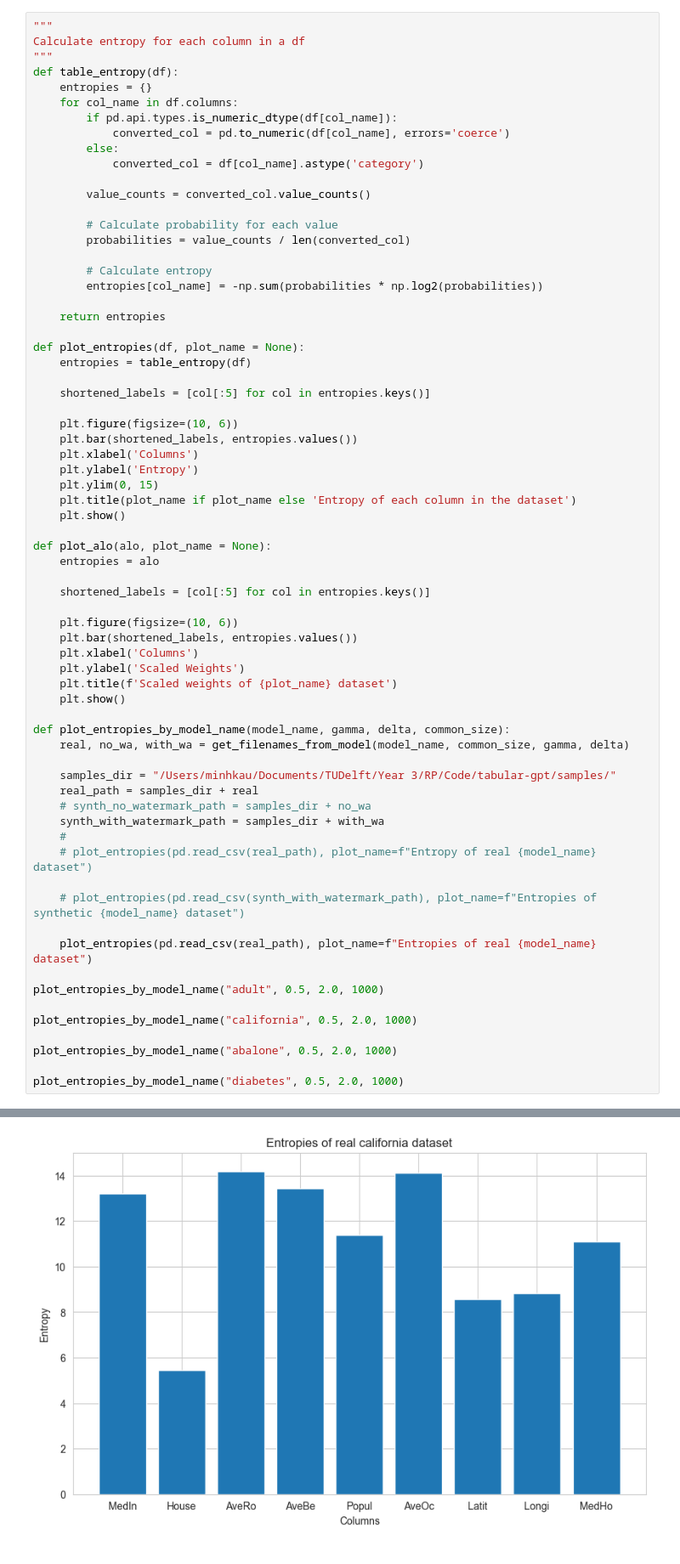
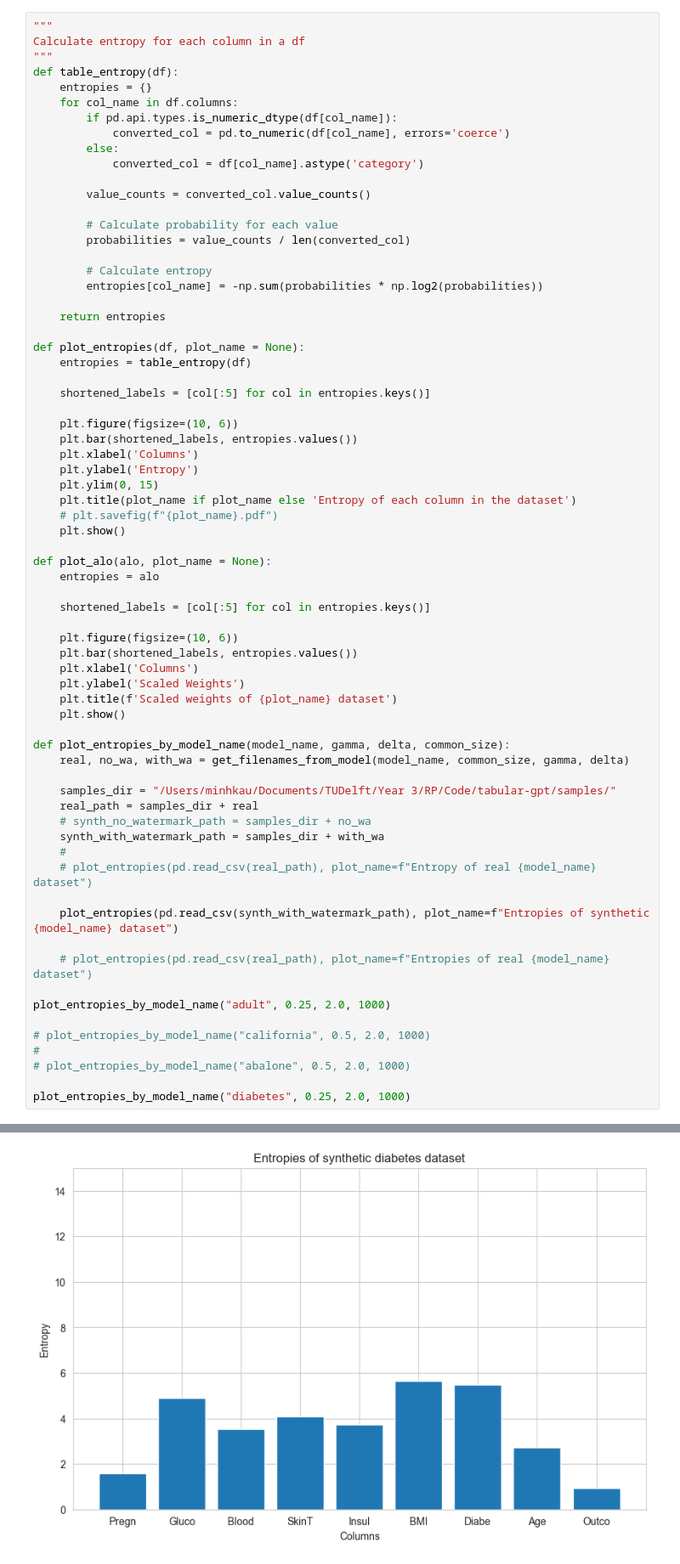
Before and after one commit to blueminh/t-rest, a Jupyter notebook: evaluation/synthcity.ipynb, the cells around one changed output, grey strips where cells are left out. Shown: that part at 85% size. Drawn from its saved outputs; the diff is of its cells as text.

```diff
--- a/evaluation/synthcity.ipynb
+++ b/evaluation/synthcity.ipynb
@@ -475,6 +540,7 @@ def plot_entropies(df, plot_name = None):
     plt.ylabel('Entropy')
     plt.ylim(0, 15)
     plt.title(plot_name if plot_name else 'Entropy of each column in the dataset')
+    # plt.savefig(f"{plot_name}.pdf")
     plt.show()
 
 def plot_alo(alo, plot_name = None):
@@ -499,15 +565,15 @@ def plot_entropies_by_model_name(model_name, gamma, delta, common_size):
     #
     # plot_entropies(pd.read_csv(real_path), plot_name=f"Entropy of real {model_name} dataset")
 
-    # plot_entropies(pd.read_csv(synth_with_watermark_path), plot_name=f"Entropies of synthetic {model_name} dataset")
+    plot_entropies(pd.read_csv(synth_with_watermark_path), plot_name=f"Entropies of synthetic {model_name} dataset")
 
-    plot_entropies(pd.read_csv(real_path), plot_name=f"Entropies of real {model_name} dataset")
+    # plot_entropies(pd.read_csv(real_path), plot_name=f"Entropies of real {model_name} dataset")
 
-plot_entropies_by_model_name("adult", 0.5, 2.0, 1000)
+plot_entropies_by_model_name("adult", 0.25, 2.0, 1000)
 
-plot_entropies_by_model_name("california", 0.5, 2.0, 1000)
+# plot_entropies_by_model_name("california", 0.5, 2.0, 1000)
+#
+# plot_entropies_by_model_name("abalone", 0.5, 2.0, 1000)
 
-plot_entropies_by_model_name("abalone", 0.5, 2.0, 1000)
-
-plot_entropies_by_model_name("diabetes", 0.5, 2.0, 1000)
+plot_entropies_by_model_name("diabetes", 0.25, 2.0, 1000)
 # %% [output]
@@ -515 +581 @@ plot_entropies_by_model_name("diabetes", 0.5, 2.0, 1000)
-[figure, old version]
+[figure, new version]
```
Also changed, not shown: parts of 8 cells of this notebook, 17 other files.
